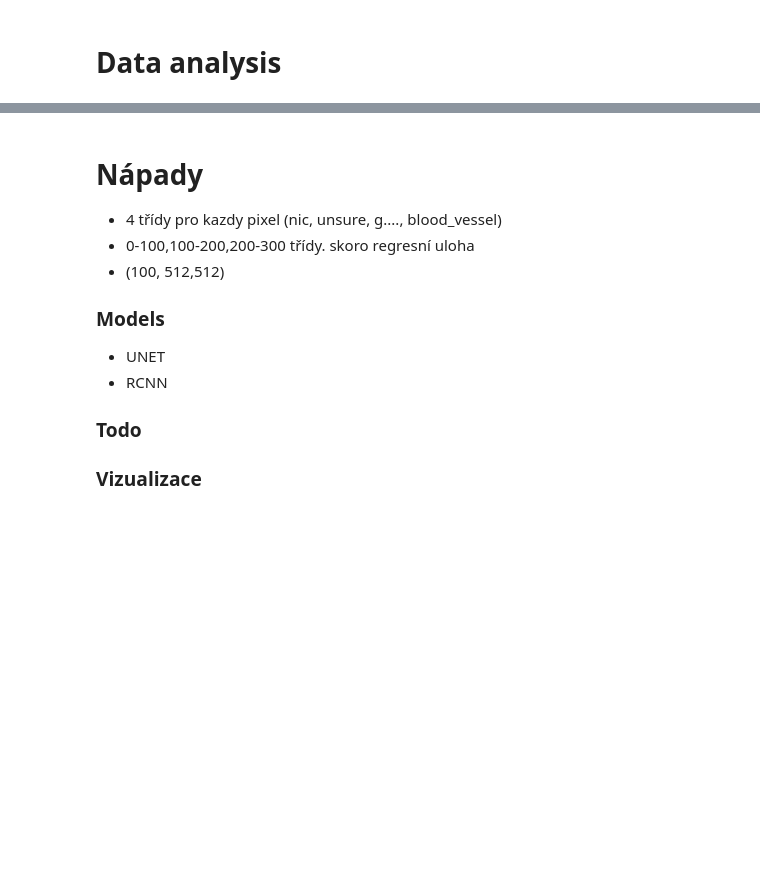
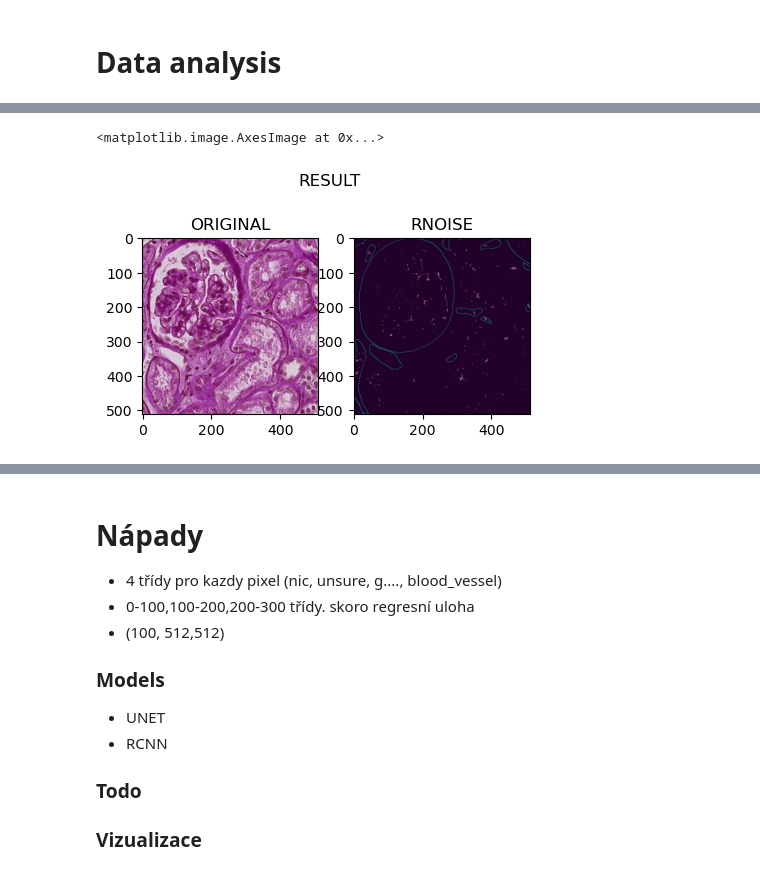
Before and after one commit to YannickGibson/hacking_the_human, a Jupyter notebook: main.ipynb, the cells around one changed output, grey strips where cells are left out. Drawn from its saved outputs; the diff is of its cells as text; code cells hidden in the pictures; blank space fills up the shorter version.

```diff
--- a/main.ipynb
+++ b/main.ipynb
@@ -210,31 +216,0 @@ plt.show()
-# %%
-import os
-# Directory containing the files
-train_directory = f'{data_directory}train'
-
-# Get the first 10 files in the directory
-file_list = sorted(os.listdir(train_directory))[:6]
-
-# Create subplots to display multiple images
-num_images = len(file_list)
-rows = 2
-cols = num_images//rows
-fig, axes = plt.subplots(rows, cols)
-
-# Iterate over the files and display them
-for i, file_name in enumerate(file_list):
-    # Get the full file path
-    file_path = os.path.join(train_directory, file_name)
-
-    # Load the image
-    image = plt.imread(file_path)
-
-    # Display the image
-    axes[i//cols][i%cols].imshow(image)
-    axes[i//cols][i%cols].axis('off')
-
-# Adjust the spacing between subplots
-plt.tight_layout()
-
-# Show the plot
-plt.show()
@@ -242,0 +440,16 @@ plt.show()
+# %%
+#rnoise
+image_rnoise = rnoise_image(img)
+
+fig, ax = plt.subplots(1, 2, figsize=(5, 5));
+plt.suptitle('RESULT', x=0.5, y=0.8)
+
+ax[0].set_title('ORIGINAL', fontsize=12)
+ax[1].set_title('RNOISE', fontsize=12)
+
+ax[0].imshow(img/255);
+ax[1].imshow(image_rnoise);
+ax[1].imshow(arr, alpha=0.5)
+# %% [output]
+<matplotlib.image.AxesImage at 0x...>
+[figure, added]
```
Also changed, not shown: parts of 37 cells of this notebook.
